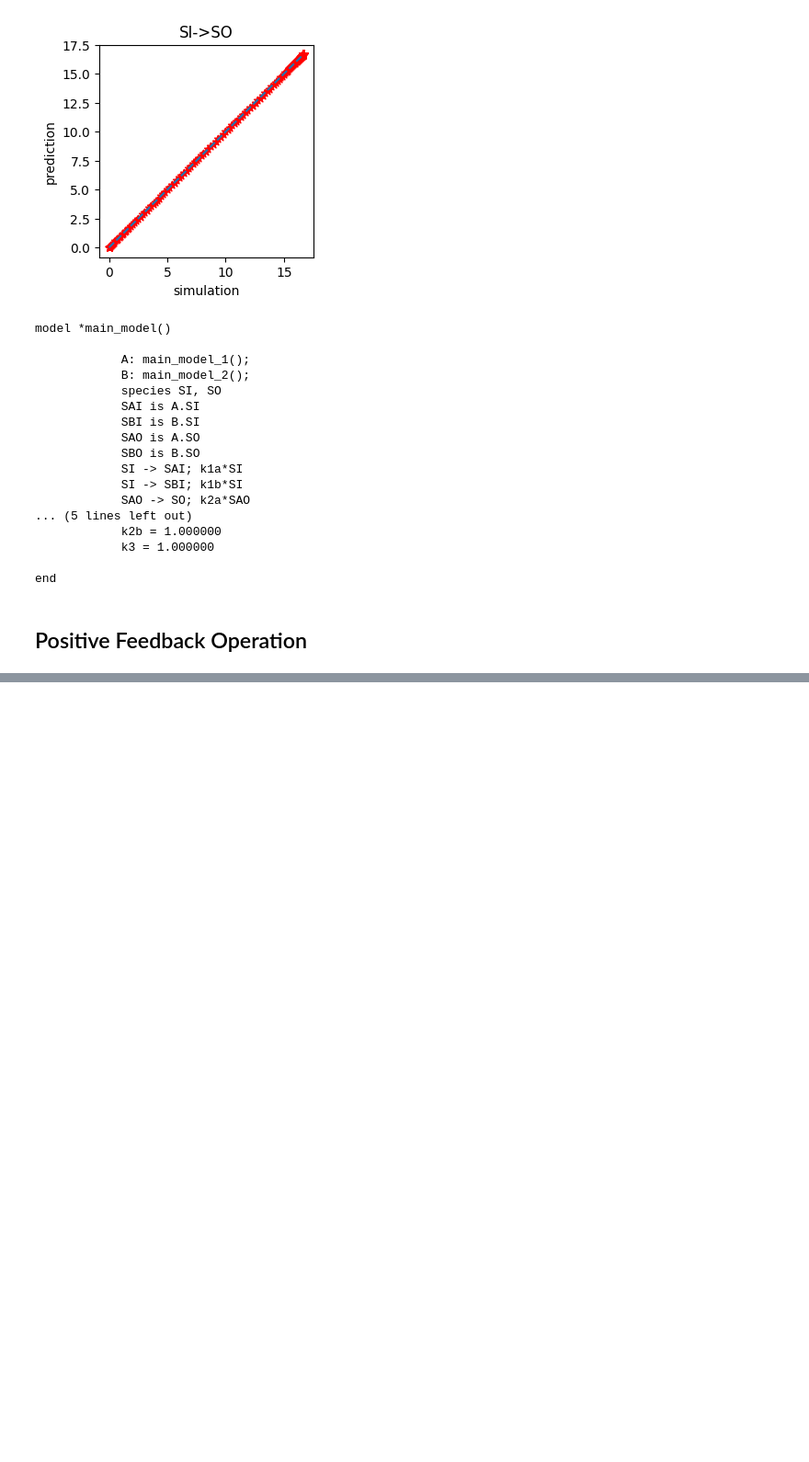
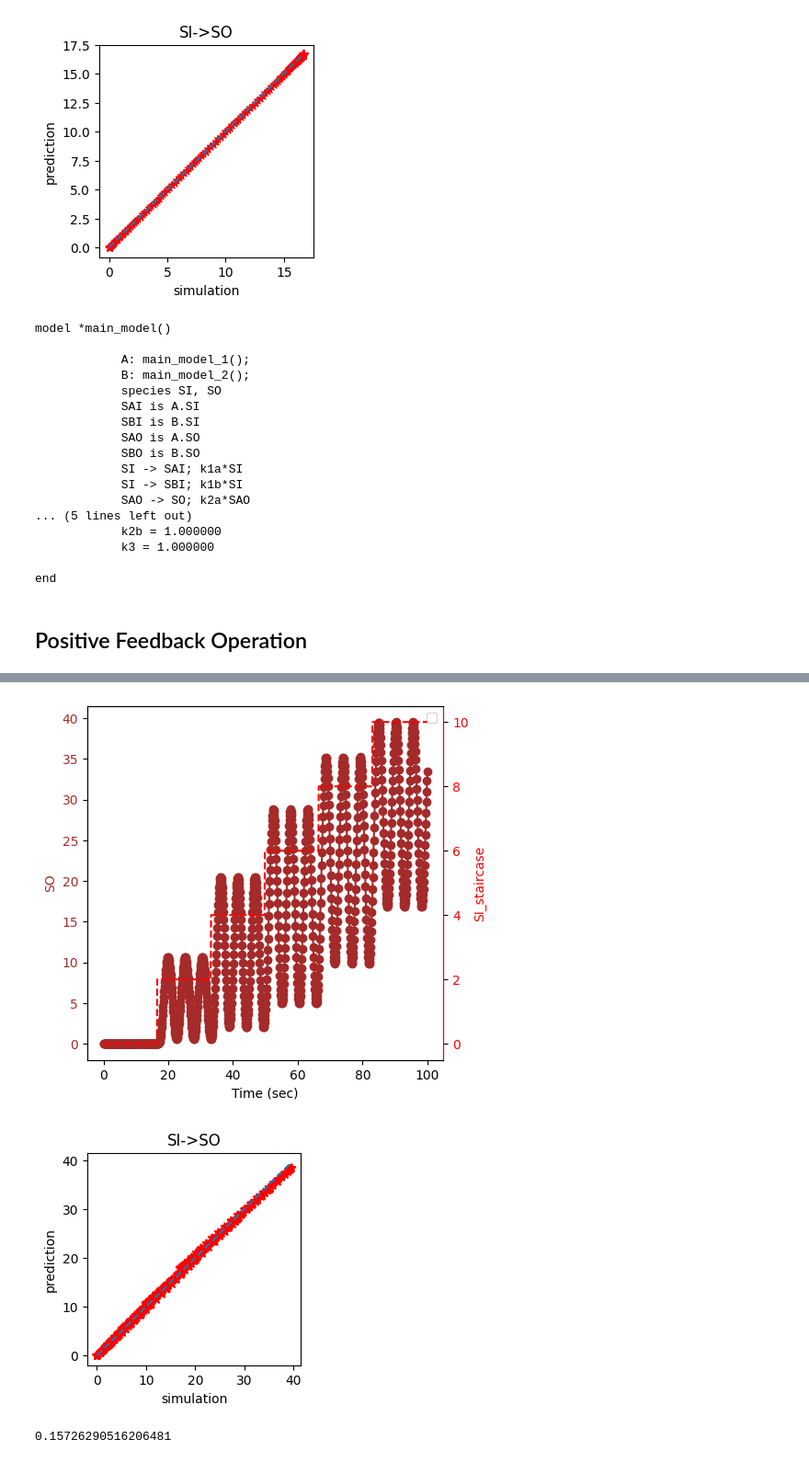
Before and after one commit to joseph-hellerstein/linear_reaction_networks, a Jupyter notebook: notebooks/SLM-Reaction-Networks.ipynb, the cells around one changed output, grey strips where cells are left out. Shown: that part at 92% size. Drawn from its saved outputs; the diff is of its cells as text; code cells hidden in the pictures; blank space fills up the shorter version.

```diff
--- a/notebooks/SLM-Reaction-Networks.ipynb
+++ b/notebooks/SLM-Reaction-Networks.ipynb
@@ -265,0 +279,10 @@ True
+# %%
+slm_nfeedback = slm_a.nfeedback(k1=30, k5=8.65)
+#slm_nfeedback = slm_a.nfeedback()
+_, builder = slm_nfeedback.plotStaircaseResponse(times=np.linspace(0, 100, 1000))
+df, score = slm_nfeedback.named_transfer_function.evaluate(str(builder), is_plot=True, figsize=(3,3))
+score
+# %% [output]
+[figure, added]
+[figure, added]
+0.15726290516206481
```
Also changed, not shown: parts of 13 cells of this notebook, 5 other files.
